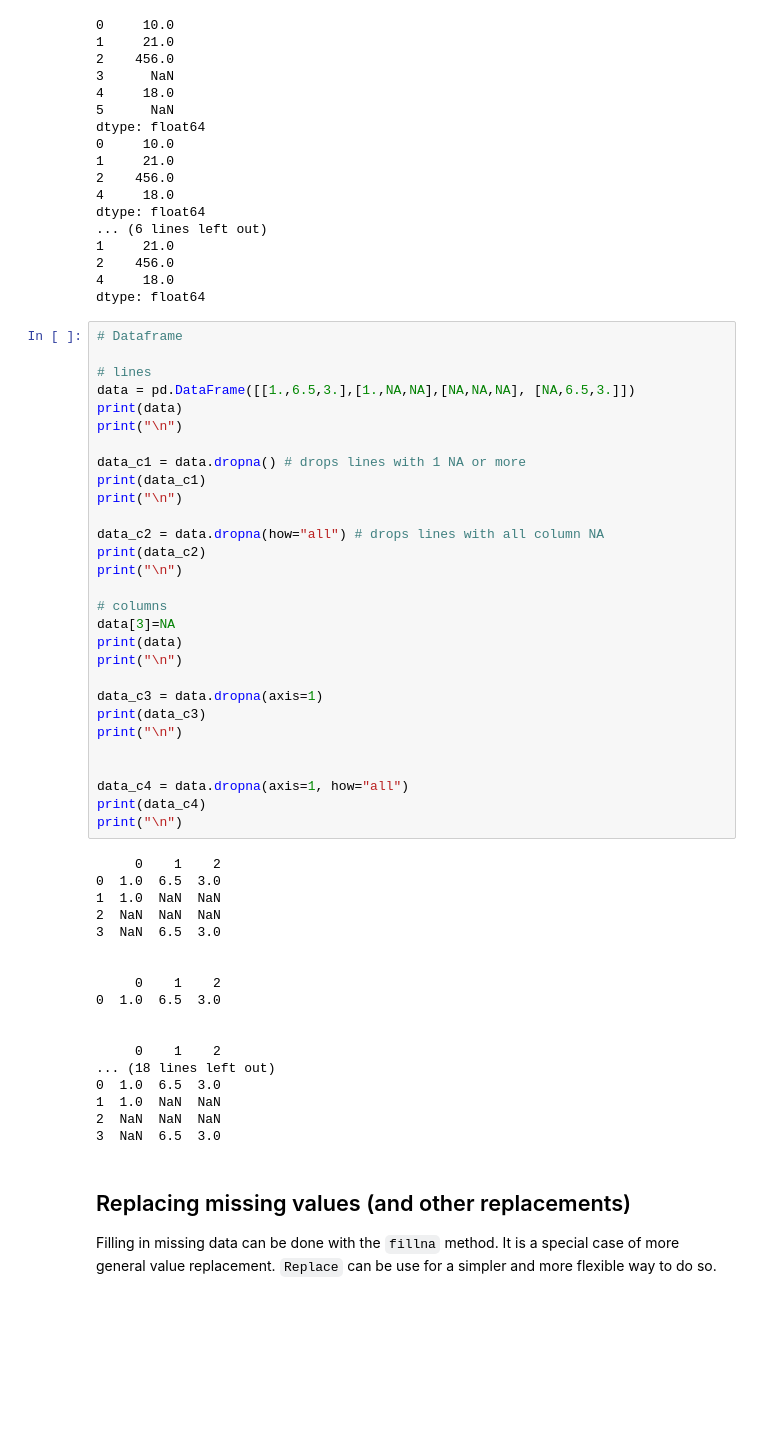
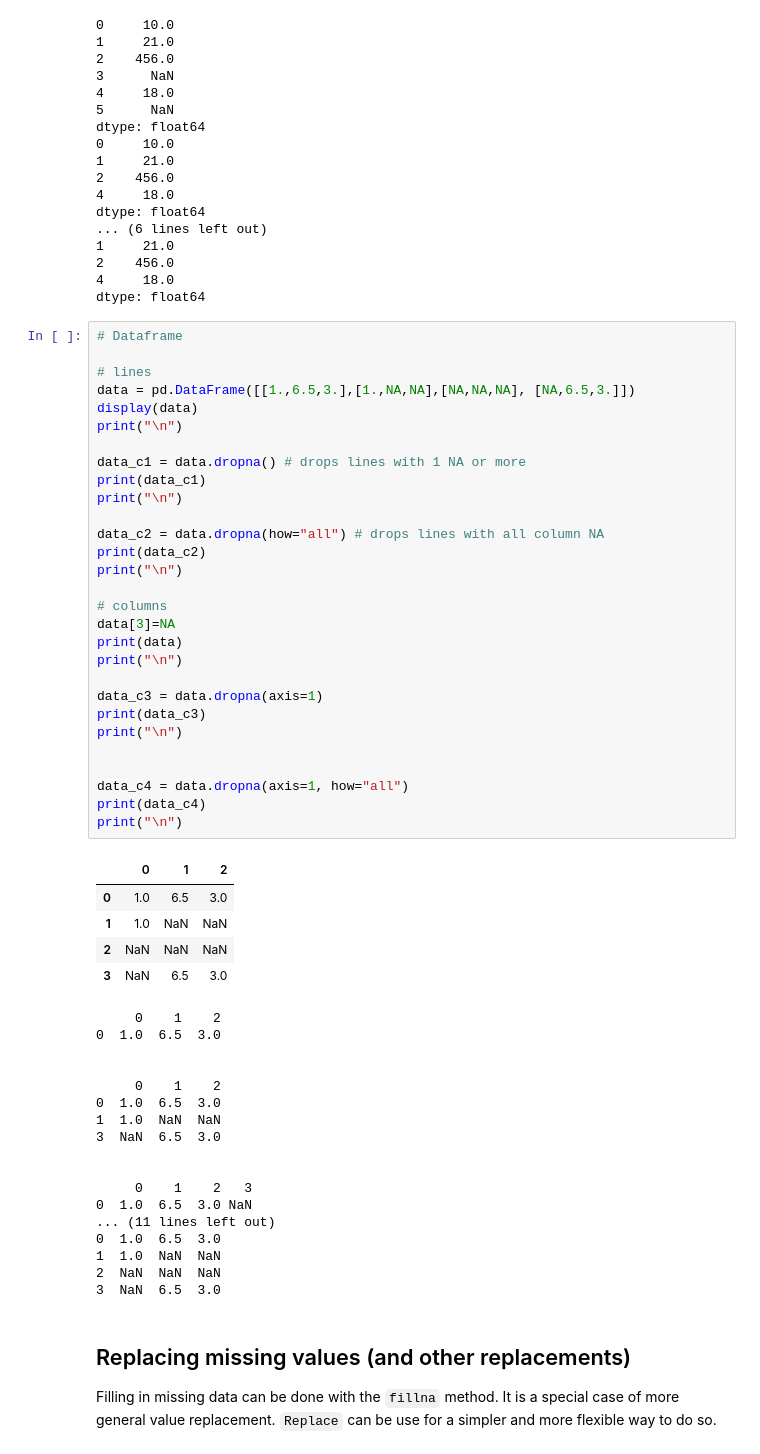
Before and after one commit to JeffreyXieCn/LearnAIML, a Jupyter notebook: Python/PythonTraining/Part2-NumpyAndPanda/HEC_python_part2b.ipynb, the cells around one changed output. Saved outputs shown, nothing was run; the diff lists cells and outputs as text; blank space fills up the shorter version.

```diff
--- a/Python/PythonTraining/Part2-NumpyAndPanda/HEC_python_part2b.ipynb
+++ b/Python/PythonTraining/Part2-NumpyAndPanda/HEC_python_part2b.ipynb
@@ -81,46 +88,51 @@ dtype: float64
 # %%
 # Dataframe
 
 # lines
 data = pd.DataFrame([[1.,6.5,3.],[1.,NA,NA],[NA,NA,NA], [NA,6.5,3.]])
-print(data)
+display(data)
 print("\n")
 
 data_c1 = data.dropna() # drops lines with 1 NA or more
 print(data_c1)
 print("\n")
 
 data_c2 = data.dropna(how="all") # drops lines with all column NA
 print(data_c2)
 print("\n")
 
 # columns
 data[3]=NA
 print(data)
 print("\n")
 
 data_c3 = data.dropna(axis=1)
 print(data_c3)
 print("\n")
 
 
 data_c4 = data.dropna(axis=1, how="all")
 print(data_c4)
 print("\n")
 # %% [output]
+|  | 0 | 1 | 2 |
+| 0 | 1.0 | 6.5 | 3.0 |
+| 1 | 1.0 | NaN | NaN |
+| 2 | NaN | NaN | NaN |
+| 3 | NaN | 6.5 | 3.0 |
-     0    1    2
-0  1.0  6.5  3.0
-1  1.0  NaN  NaN
-2  NaN  NaN  NaN
-3  NaN  6.5  3.0
-
-
      0    1    2
 0  1.0  6.5  3.0
 
 
      0    1    2
-... (18 lines left out)
+0  1.0  6.5  3.0
+1  1.0  NaN  NaN
+3  NaN  6.5  3.0
+
+
+     0    1    2   3
+0  1.0  6.5  3.0 NaN
+... (11 lines left out)
 0  1.0  6.5  3.0
 1  1.0  NaN  NaN
 2  NaN  NaN  NaN
```
Also changed, not shown: parts of 19 cells of this notebook.
